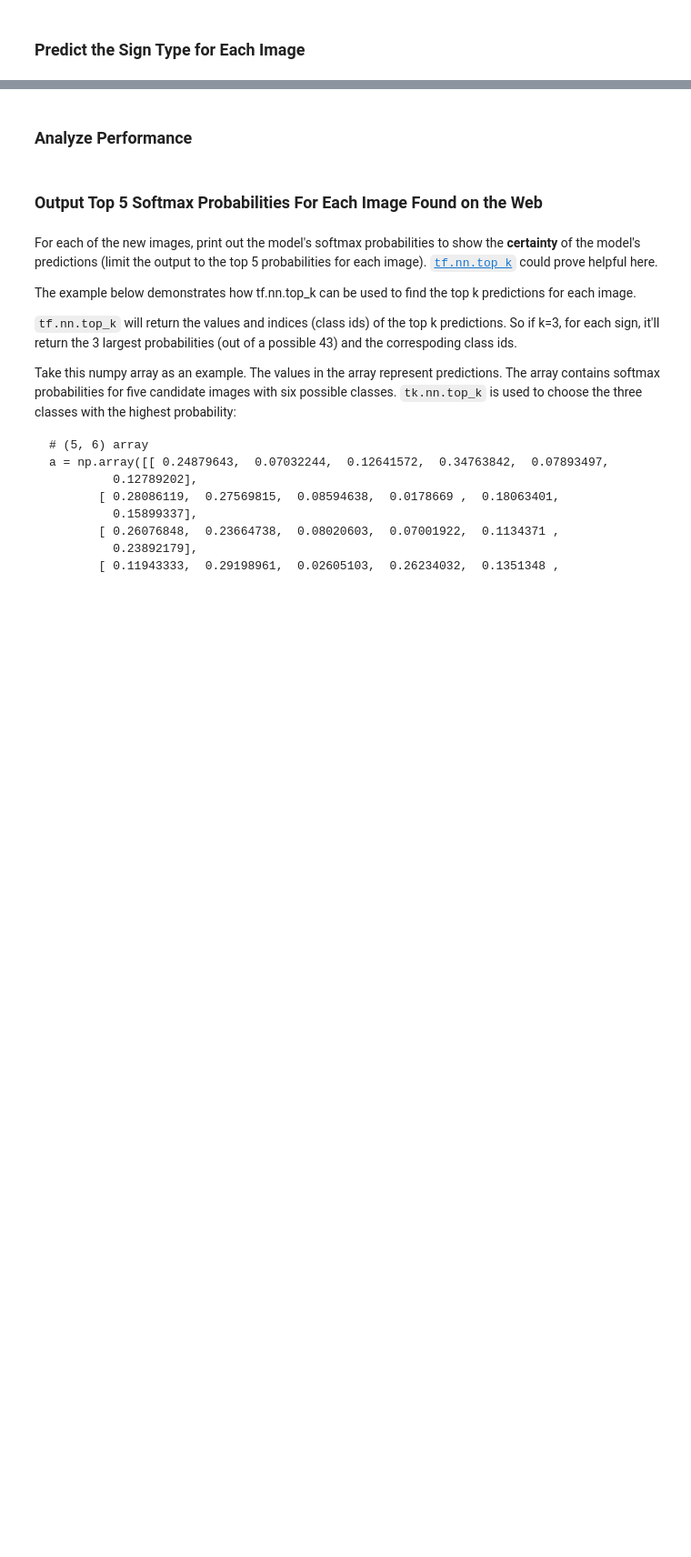
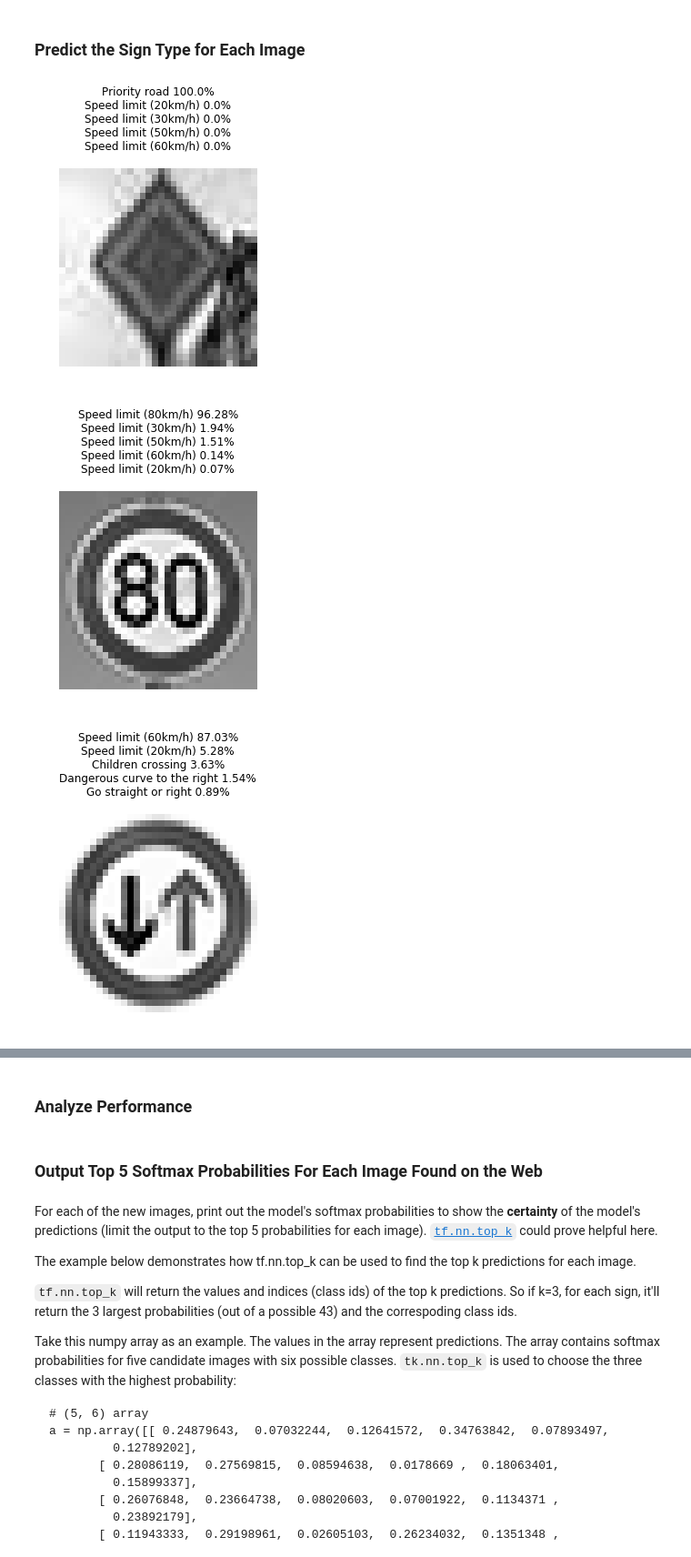
Before and after one commit to fexadyn/Udacity-TrafficSignRecognition-P2, a Jupyter notebook: Traffic_Sign_Classifier.ipynb, the cells around one changed output, grey strips where cells are left out. Shown: that part at 91% size. Cells and saved outputs as stored; diff of their text form; code cells hidden in the pictures; blank space fills up the shorter version.

```diff
--- a/Traffic_Sign_Classifier.ipynb
+++ b/Traffic_Sign_Classifier.ipynb
@@ -483,0 +538,36 @@ You may find `signnames.csv` useful as it contains mappings from the class id (i
+# %%
+### Run the predictions here and use the model to output the prediction for each image.
+### Make sure to pre-process the images with the same pre-processing pipeline used earlier.
+### Feel free to use as many code cells as needed.
+
+probs_op = tf.nn.softmax(logits)
+top_k_op = tf.nn.top_k(probs_op, k=5)
+top_k = []
+
+with tf.Session() as sess:
+    saver.restore(sess, tf.train.latest_checkpoint('.'))
+
+    new_input2 = np.array(new_input)[:,:,:,np.newaxis]
+    top_k = sess.run(top_k_op, feed_dict={x: new_input2, keep_prob:[1.0,1.0,1.0,1.0]})
+
+prob_values, class_labels = top_k[0], top_k[1]
+
+
+for i in range(0,5):
+    title=''
+    for certainty, label in zip(prob_values[i], class_labels[i]):
+        title += signs_desc[label] + ' ' + \
+                    str(round(certainty* 100., 2)) + '%\n'
+    plt.title(title)
+    plt.axis('off')
+    plt.imshow(new_input[i], cmap='gray')
+    plt.show()
+
+
+    for certainty, label in zip(prob_values[i], class_labels[i]):
+        title += signs_desc[label] + ' ' + \
+                    str(round(certainty* 100., 2)) + '%\n'
+# %% [output]
+[figure, added]
+[figure, added]
+[figure, added]
```
Also changed, not shown: parts of 9 cells of this notebook, 14 other files.
